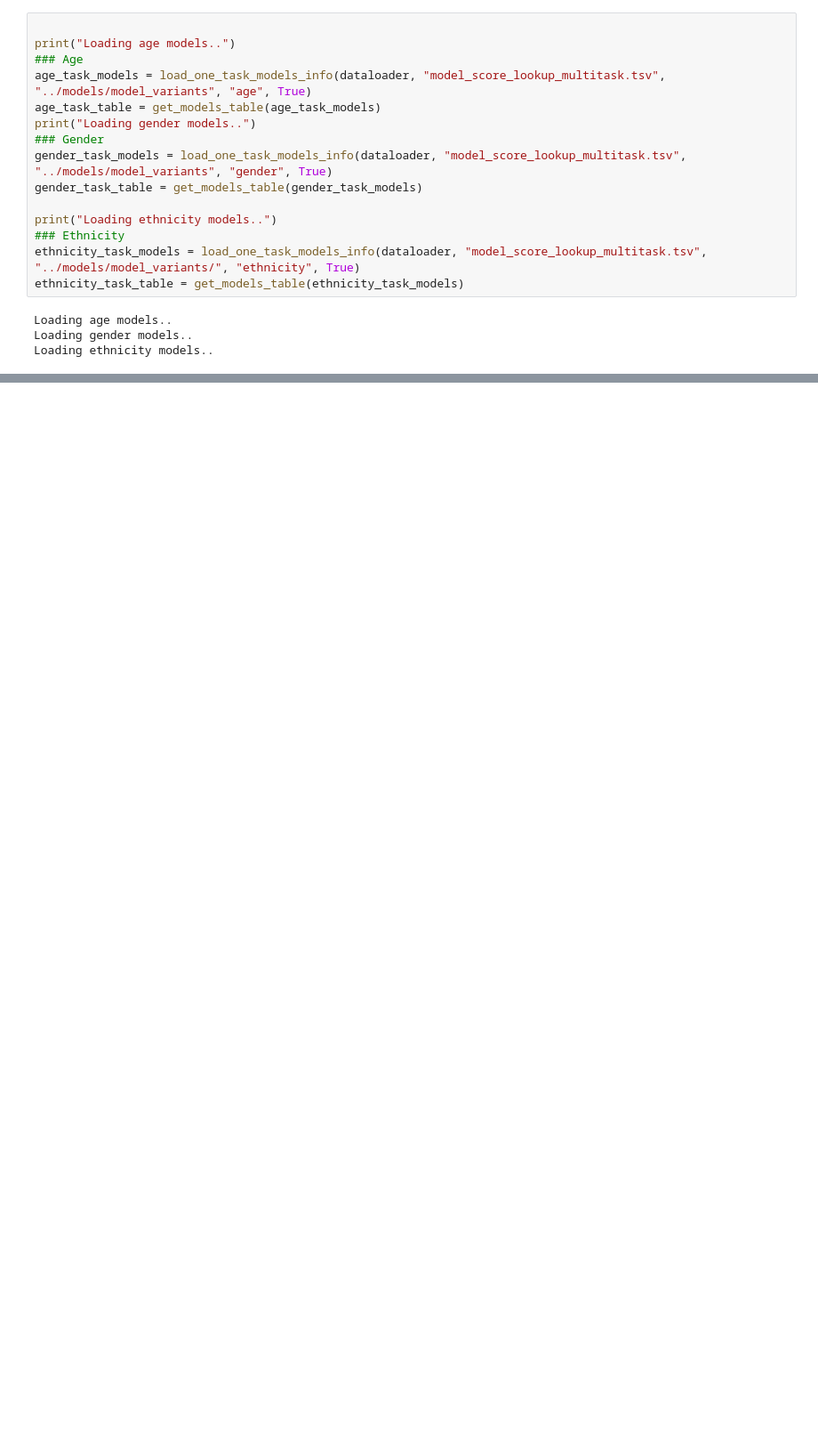
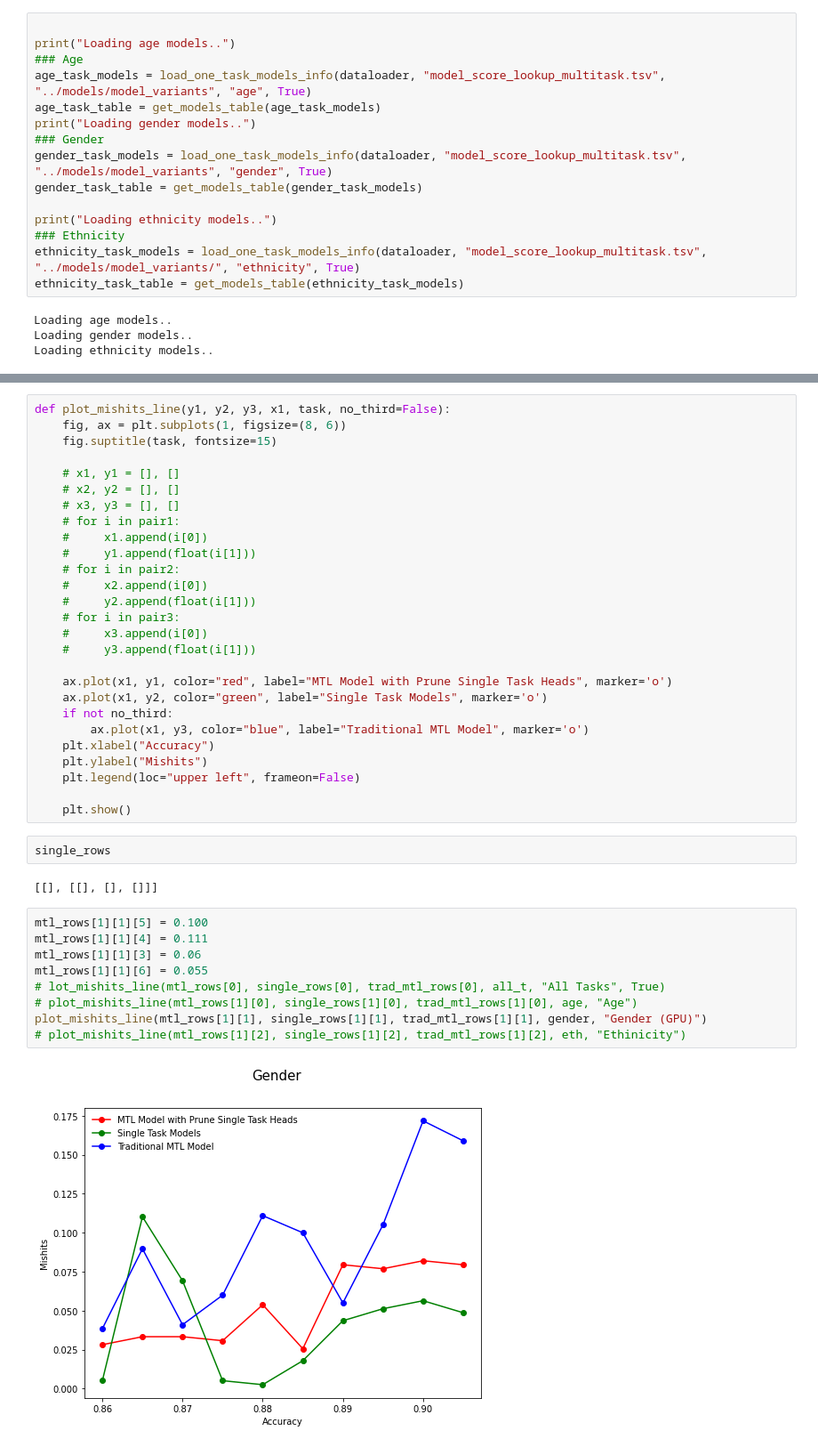
Before and after one commit to jmiano/MTLSys, a Jupyter notebook: inference/Inference.ipynb, the cells around one changed output, grey strips where cells are left out. Shown at 89% size. Cells and saved outputs as stored; diff of their text form; blank space fills up the shorter version.

```diff
--- a/inference/Inference.ipynb
+++ b/inference/Inference.ipynb
@@ -732,0 +1083,42 @@ plot_mishits(mtl, single, trad_mtl)
+# %%
+def plot_mishits_line(y1, y2, y3, x1, task, no_third=False):
+    fig, ax = plt.subplots(1, figsize=(8, 6))
+    fig.suptitle(task, fontsize=15)
+
+    # x1, y1 = [], []
+    # x2, y2 = [], []
+    # x3, y3 = [], []
+    # for i in pair1:
+    #     x1.append(i[0])
+    #     y1.append(float(i[1]))
+    # for i in pair2:
+    #     x2.append(i[0])
+    #     y2.append(float(i[1]))
+    # for i in pair3:
+    #     x3.append(i[0])
+    #     y3.append(float(i[1]))
+
+    ax.plot(x1, y1, color="red", label="MTL Model with Prune Single Task Heads", marker='o')
+    ax.plot(x1, y2, color="green", label="Single Task Models", marker='o')
+    if not no_third:
+        ax.plot(x1, y3, color="blue", label="Traditional MTL Model", marker='o')
+    plt.xlabel("Accuracy")
+    plt.ylabel("Mishits")
+    plt.legend(loc="upper left", frameon=False)
+
+    plt.show()
+# %%
+single_rows
+# %% [output]
+[[], [[], [], []]]
+# %%
+mtl_rows[1][1][5] = 0.100
+mtl_rows[1][1][4] = 0.111
+mtl_rows[1][1][3] = 0.06
+mtl_rows[1][1][6] = 0.055
+# lot_mishits_line(mtl_rows[0], single_rows[0], trad_mtl_rows[0], all_t, "All Tasks", True)
+# plot_mishits_line(mtl_rows[1][0], single_rows[1][0], trad_mtl_rows[1][0], age, "Age")
+plot_mishits_line(mtl_rows[1][1], single_rows[1][1], trad_mtl_rows[1][1], gender, "Gender (GPU)")
+# plot_mishits_line(mtl_rows[1][2], single_rows[1][2], trad_mtl_rows[1][2], eth, "Ethinicity")
+# %% [output]
+[figure, added]
```
Also changed, not shown: parts of 14 cells of this notebook, 1 other file.
